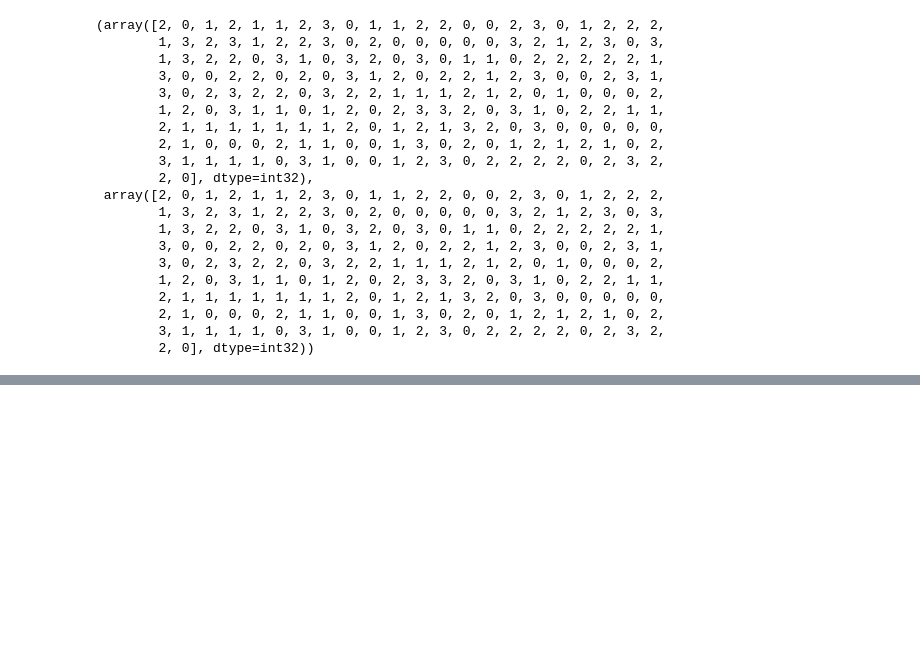
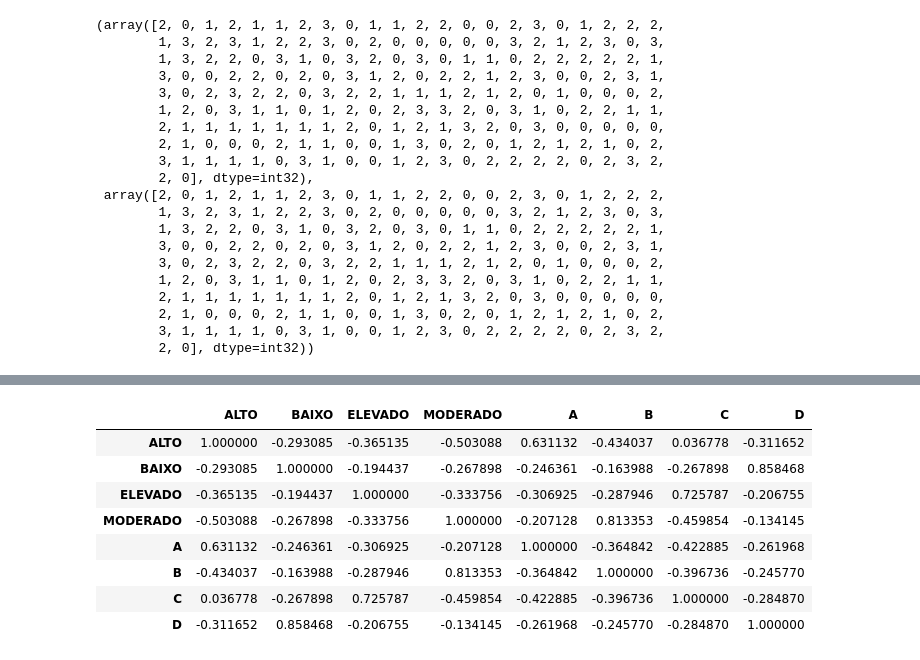
Before and after one commit to odair-pedro/impostor-syndrome-study, a Jupyter notebook: notebooks/finding_correlations.ipynb, the cells around one changed output, grey strips where cells are left out. Saved outputs shown, nothing was run; the diff lists cells and outputs as text; code cells hidden in the pictures; blank space fills up the shorter version.

```diff
--- a/notebooks/finding_correlations.ipynb
+++ b/notebooks/finding_correlations.ipynb
@@ -179,0 +185,13 @@ Length: 200, dtype: int64
+# %%
+final_corr = pd.concat([pd.get_dummies(categories['clance']), pd.get_dummies(categories['k-means'])], axis=1).corr()
+final_corr
+# %% [output]
+|  | ALTO | BAIXO | ELEVADO | MODERADO | A | B | C | D |
+| ALTO | 1.000000 | -0.293085 | -0.365135 | -0.503088 | 0.631132 | -0.434037 | 0.036778 | -0.311652 |
+| BAIXO | -0.293085 | 1.000000 | -0.194437 | -0.267898 | -0.246361 | -0.163988 | -0.267898 | 0.858468 |
+| ELEVADO | -0.365135 | -0.194437 | 1.000000 | -0.333756 | -0.306925 | -0.287946 | 0.725787 | -0.206755 |
+| MODERADO | -0.503088 | -0.267898 | -0.333756 | 1.000000 | -0.207128 | 0.813353 | -0.459854 | -0.134145 |
+| A | 0.631132 | -0.246361 | -0.306925 | -0.207128 | 1.000000 | -0.364842 | -0.422885 | -0.261968 |
+| B | -0.434037 | -0.163988 | -0.287946 | 0.813353 | -0.364842 | 1.000000 | -0.396736 | -0.245770 |
+| C | 0.036778 | -0.267898 | 0.725787 | -0.459854 | -0.422885 | -0.396736 | 1.000000 | -0.284870 |
+| D | -0.311652 | 0.858468 | -0.206755 | -0.134145 | -0.261968 | -0.245770 | -0.284870 | 1.000000 |
```
Also changed, not shown: parts of 10 cells of this notebook.
